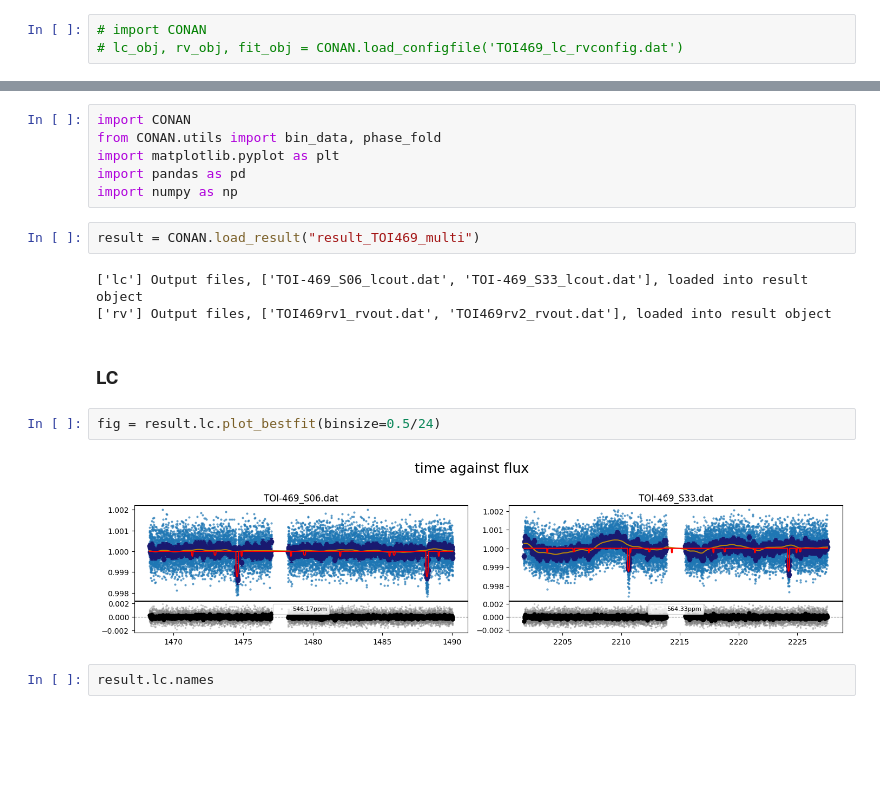
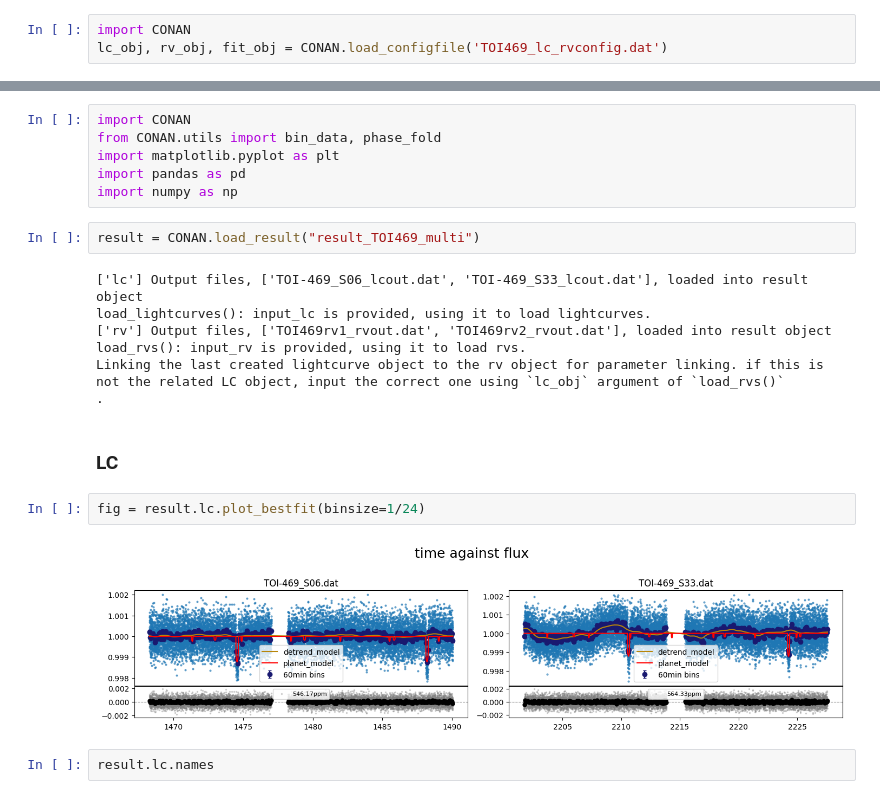
Before and after one commit to titans-ge/CONAN, a Jupyter notebook: docs/tutorial/TOI469_multiplanet_LC_RV.ipynb, the cells around one changed output, grey strips where cells are left out. Drawn from its saved outputs; the diff is of its cells as text; blank space fills up the shorter version.

```diff
--- a/docs/tutorial/TOI469_multiplanet_LC_RV.ipynb
+++ b/docs/tutorial/TOI469_multiplanet_LC_RV.ipynb
@@ -269,5 +271,5 @@ configuration file saved as TOI469_lc_rvconfig_2.dat
 # %% [markdown]
 The config file can be reloaded to create all required objects to perform the fit
 # %%
-# import CONAN
-# lc_obj, rv_obj, fit_obj = CONAN.load_configfile('TOI469_lc_rvconfig.dat')
+import CONAN
+lc_obj, rv_obj, fit_obj = CONAN.load_configfile('TOI469_lc_rvconfig.dat')
@@ -293,13 +316,17 @@ import numpy as np
 result = CONAN.load_result("result_TOI469_multi")
 # %% [output]
 ['lc'] Output files, ['TOI-469_S06_lcout.dat', 'TOI-469_S33_lcout.dat'], loaded into result object
+load_lightcurves(): input_lc is provided, using it to load lightcurves.
 ['rv'] Output files, ['TOI469rv1_rvout.dat', 'TOI469rv2_rvout.dat'], loaded into result object
+load_rvs(): input_rv is provided, using it to load rvs.
+Linking the last created lightcurve object to the rv object for parameter linking. if this is not the related LC object, input the correct one using `lc_obj` argument of `load_rvs()`
+.
 # %% [markdown]
 ### LC
 # %%
-fig = result.lc.plot_bestfit(binsize=0.5/24)
+fig = result.lc.plot_bestfit(binsize=1/24)
 # %% [output]
-[figure, old version]
+[figure, new version]
 # %%
 result.lc.names
 # %% [output]
```
Also changed, not shown: parts of 42 cells of this notebook, 34 other files.
